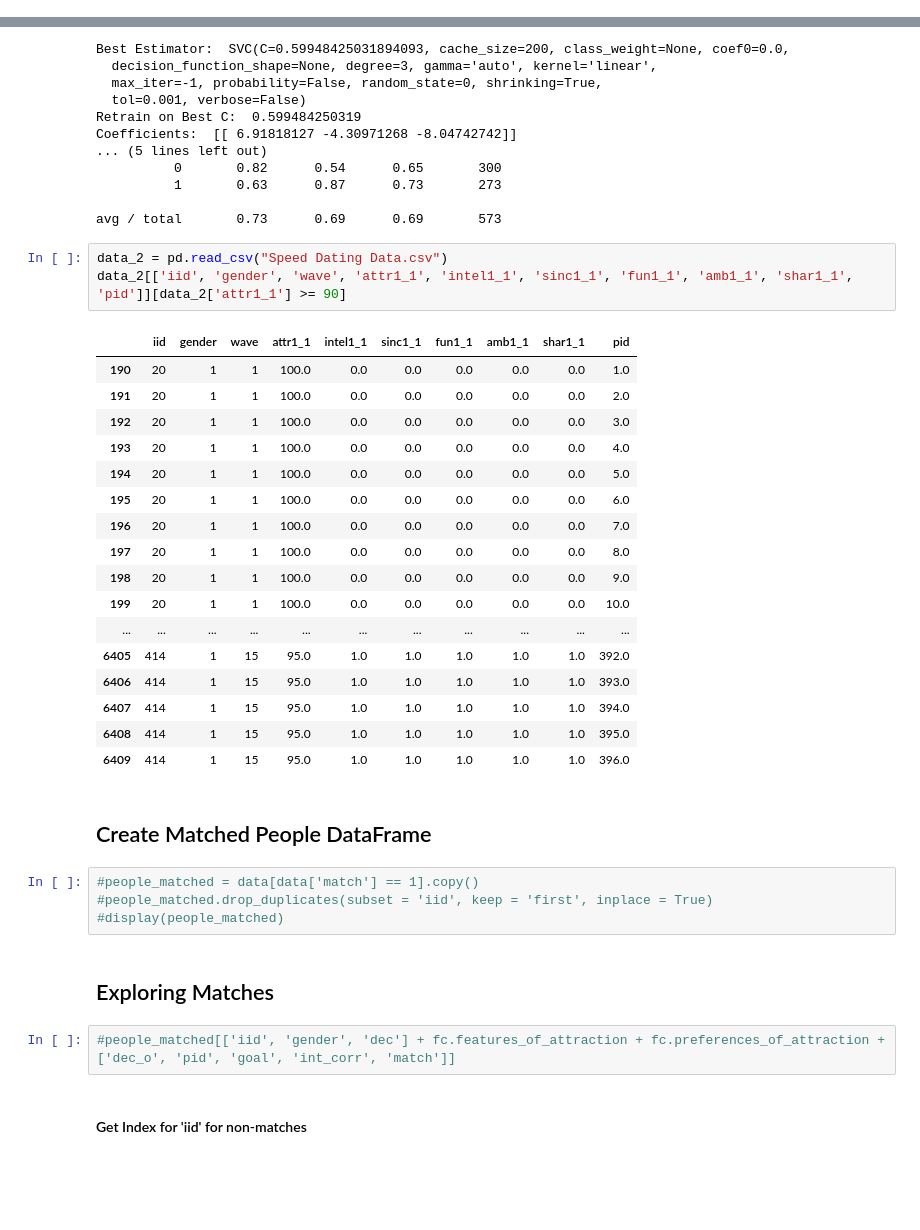
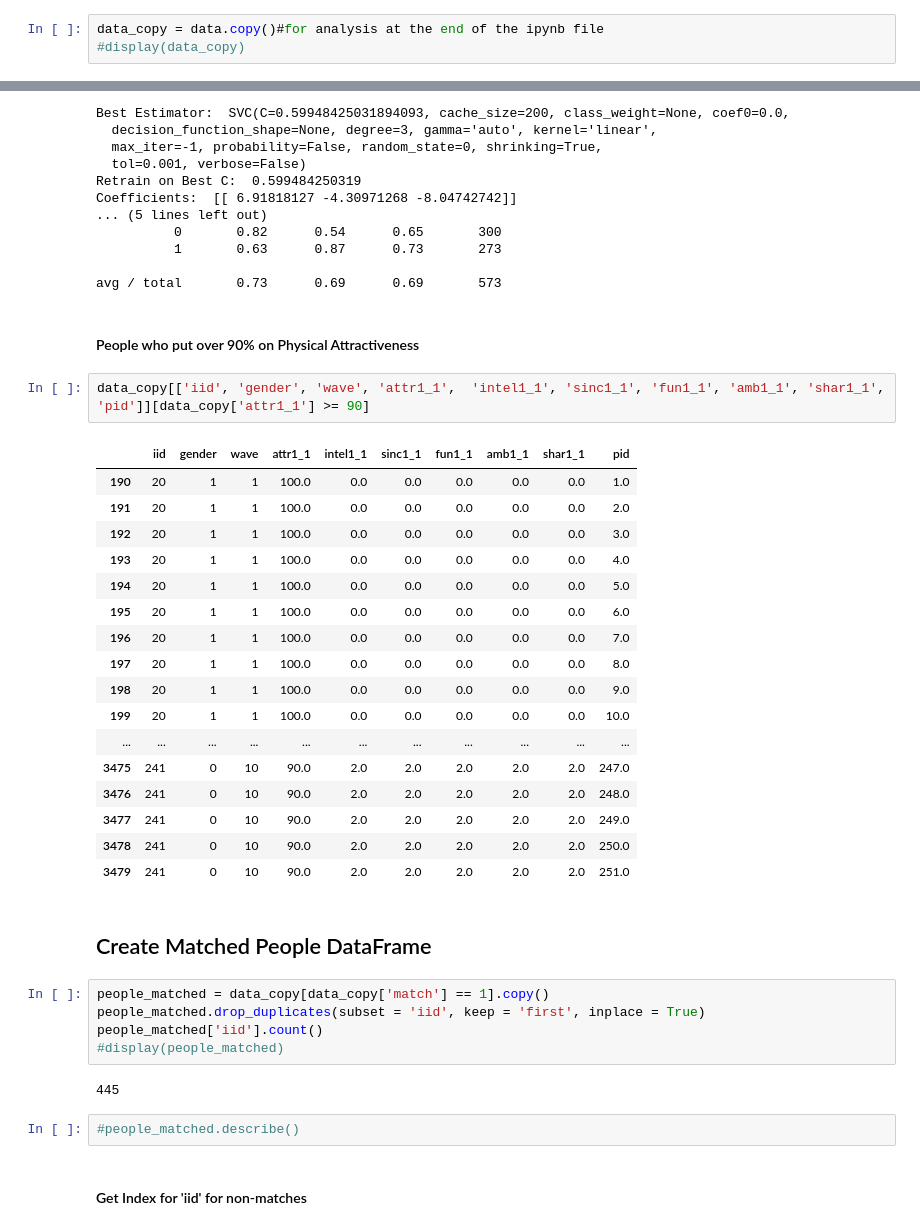
Before and after one commit to fiatveritas/Portfolio, a Jupyter notebook: Udacity_Project_5_Capstone/Love_At_First_Sight.ipynb, the cells around one changed output, grey strips where cells are left out. Saved outputs shown, nothing was run; the diff lists cells and outputs as text; blank space fills up the shorter version.

Commit message:
feat: added to ipynb

```diff
--- a/Udacity_Project_5_Capstone/Love_At_First_Sight.ipynb
+++ b/Udacity_Project_5_Capstone/Love_At_First_Sight.ipynb
@@ -199,3 +201,6 @@ fc.dating_attributes_vs_time_hist(data = data, gender = 1)
+# %%
+data_copy = data.copy()#for analysis at the end of the ipynb file
+#display(data_copy)
 # %% [markdown]
 <h4>Scale Numerical features between 0 & 1</h4>
 # %%
@@ -754,37 +759,39 @@ Coefficients:  [[ 6.91818127 -4.30971268 -8.04742742]]
           1       0.63      0.87      0.73       273
 
 avg / total       0.73      0.69      0.69       573
+# %% [markdown]
+<h4>People who put over 90% on Physical Attractiveness</h4>
 # %%
-data_2 = pd.read_csv("Speed Dating Data.csv")
-data_2[['iid', 'gender', 'wave', 'attr1_1',	'intel1_1', 'sinc1_1', 'fun1_1', 'amb1_1', 'shar1_1', 'pid']][data_2['attr1_1'] >= 90]
+data_copy[['iid', 'gender', 'wave', 'attr1_1',	'intel1_1', 'sinc1_1', 'fun1_1', 'amb1_1', 'shar1_1', 'pid']][data_copy['attr1_1'] >= 90]
 # %% [output]
 |  | iid | gender | wave | attr1_1 | intel1_1 | sinc1_1 | fun1_1 | amb1_1 | shar1_1 | pid |
 | 190 | 20 | 1 | 1 | 100.0 | 0.0 | 0.0 | 0.0 | 0.0 | 0.0 | 1.0 |
 | 191 | 20 | 1 | 1 | 100.0 | 0.0 | 0.0 | 0.0 | 0.0 | 0.0 | 2.0 |
 | 192 | 20 | 1 | 1 | 100.0 | 0.0 | 0.0 | 0.0 | 0.0 | 0.0 | 3.0 |
 | 193 | 20 | 1 | 1 | 100.0 | 0.0 | 0.0 | 0.0 | 0.0 | 0.0 | 4.0 |
 | 194 | 20 | 1 | 1 | 100.0 | 0.0 | 0.0 | 0.0 | 0.0 | 0.0 | 5.0 |
 | 195 | 20 | 1 | 1 | 100.0 | 0.0 | 0.0 | 0.0 | 0.0 | 0.0 | 6.0 |
 | 196 | 20 | 1 | 1 | 100.0 | 0.0 | 0.0 | 0.0 | 0.0 | 0.0 | 7.0 |
 | 197 | 20 | 1 | 1 | 100.0 | 0.0 | 0.0 | 0.0 | 0.0 | 0.0 | 8.0 |
 | 198 | 20 | 1 | 1 | 100.0 | 0.0 | 0.0 | 0.0 | 0.0 | 0.0 | 9.0 |
 | 199 | 20 | 1 | 1 | 100.0 | 0.0 | 0.0 | 0.0 | 0.0 | 0.0 | 10.0 |
 | ... | ... | ... | ... | ... | ... | ... | ... | ... | ... | ... |
-| 6405 | 414 | 1 | 15 | 95.0 | 1.0 | 1.0 | 1.0 | 1.0 | 1.0 | 392.0 |
-| 6406 | 414 | 1 | 15 | 95.0 | 1.0 | 1.0 | 1.0 | 1.0 | 1.0 | 393.0 |
-| 6407 | 414 | 1 | 15 | 95.0 | 1.0 | 1.0 | 1.0 | 1.0 | 1.0 | 394.0 |
-| 6408 | 414 | 1 | 15 | 95.0 | 1.0 | 1.0 | 1.0 | 1.0 | 1.0 | 395.0 |
-| 6409 | 414 | 1 | 15 | 95.0 | 1.0 | 1.0 | 1.0 | 1.0 | 1.0 | 396.0 |
+| 3475 | 241 | 0 | 10 | 90.0 | 2.0 | 2.0 | 2.0 | 2.0 | 2.0 | 247.0 |
+| 3476 | 241 | 0 | 10 | 90.0 | 2.0 | 2.0 | 2.0 | 2.0 | 2.0 | 248.0 |
+| 3477 | 241 | 0 | 10 | 90.0 | 2.0 | 2.0 | 2.0 | 2.0 | 2.0 | 249.0 |
+| 3478 | 241 | 0 | 10 | 90.0 | 2.0 | 2.0 | 2.0 | 2.0 | 2.0 | 250.0 |
+| 3479 | 241 | 0 | 10 | 90.0 | 2.0 | 2.0 | 2.0 | 2.0 | 2.0 | 251.0 |
 # %% [markdown]
 <h2>Create Matched People DataFrame</h2>
 # %%
-#people_matched = data[data['match'] == 1].copy()
-#people_matched.drop_duplicates(subset = 'iid', keep = 'first', inplace = True)
+people_matched = data_copy[data_copy['match'] == 1].copy()
+people_matched.drop_duplicates(subset = 'iid', keep = 'first', inplace = True)
+people_matched['iid'].count()
 #display(people_matched)
+# %% [output]
+445
-# %% [markdown]
-<h2>Exploring Matches</h2>
-# %%
-#people_matched[['iid', 'gender', 'dec'] + fc.features_of_attraction + fc.preferences_of_attraction + ['dec_o', 'pid', 'goal', 'int_corr', 'match']]
+# %%
+#people_matched.describe()
 # %% [markdown]
 <h4>Get Index for 'iid' for non-matches</h4>
 # %%
```
Also changed, not shown: parts of 14 cells of this notebook.
